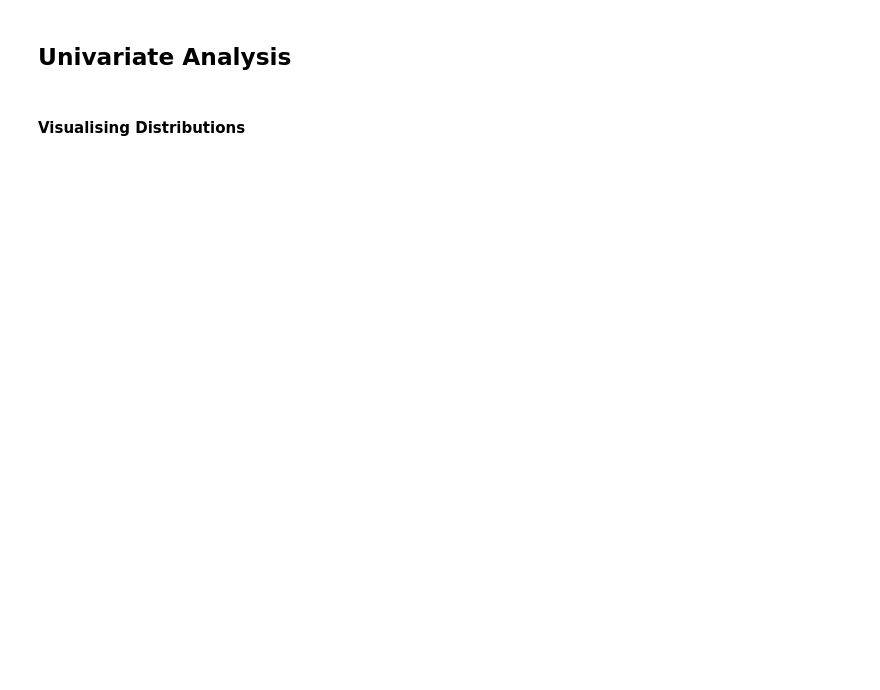
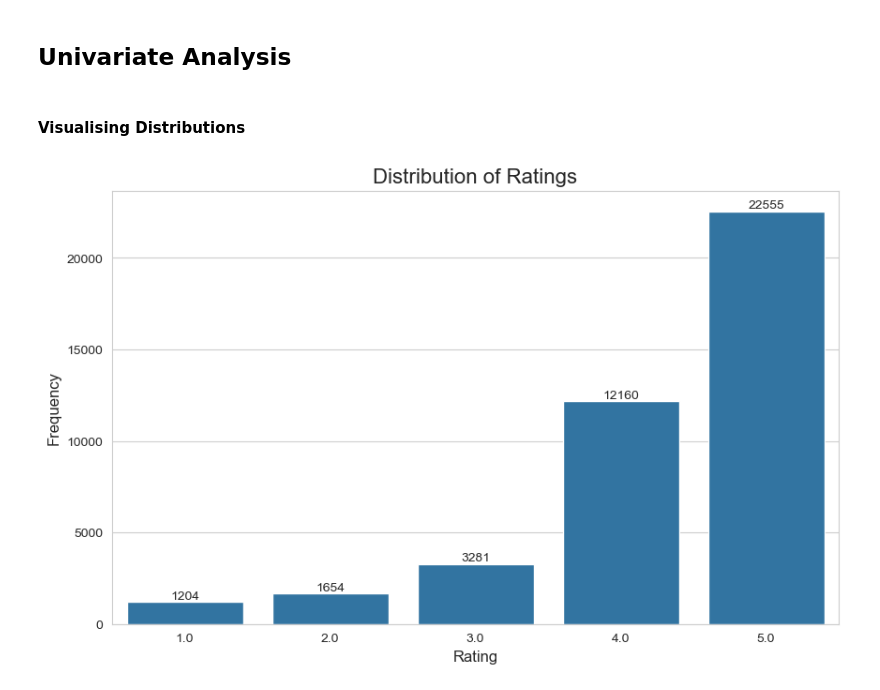
Before and after one commit to weirenong/aiap24-submission, a Jupyter notebook: eda.ipynb, the cells around one changed output. Drawn from its saved outputs; the diff is of its cells as text; code cells hidden in the pictures; blank space fills up the shorter version.

```diff
--- a/eda.ipynb
+++ b/eda.ipynb
@@ -240,6 +240,11 @@ driver_experience_months:['33.0' '9.0' '24.0' '8.0' '15.0' '31.0' '18.0' '11.0'
 ## Data Cleaning
 # %%
 df_cleaned = df.copy()
+
+# Fix inconsistent categorical/boolean values
+df_cleaned['branch'] = df_cleaned['branch'].replace({'EAST': 'East', 'Cnetral': 'Central', 'west ': 'West', 'Noth': 'North'})
+df_cleaned['parcel_category'] = df_cleaned['parcel_category'].replace({'Fragile ': 'fragile', 'Standard': 'standard', 'over-sized': 'oversized', 'refrig.': 'refrigerated'})
+df_cleaned['vehicle_type'] = df_cleaned['vehicle_type'].replace({'VAN': 'van', 'Bike': 'bike', 'truck ': 'truck'})
 
 # parcel_weight_kg, parcel_value_sgd, num_stops_on_route, driver_experience_months will be converted from object to numeric.
 df_cleaned['parcel_weight_kg'] = pd.to_numeric(df_cleaned['parcel_weight_kg'], errors='coerce')
@@ -373,3 +373,20 @@ memory usage: 9.2+ MB
 ## Univariate Analysis
 # %% [markdown]
 #### Visualising Distributions
+# %%
+# Displaying the distribution of the target variable (rating) using a bar plot to show frequency of each rating score
+plt.figure(figsize=(10, 6))
+rating_counts = df_cleaned['rating'].value_counts().sort_index()
+sns.barplot(x=rating_counts.index, y=rating_counts.values, color='tab:blue')
+plt.title('Distribution of Ratings', fontsize=16)
+plt.xlabel('Rating', fontsize=12)
+plt.ylabel('Frequency', fontsize=12)
+plt.xticks(rotation=0)
+
+# add value labels on top of each bar
+for index, value in enumerate(rating_counts.values):
+    plt.text(index, value, str(value), ha='center', va='bottom')
+
+plt.show()
+# %% [output]
+[figure, added]
```
Also changed, not shown: parts of 7 cells of this notebook, 1 other file.
